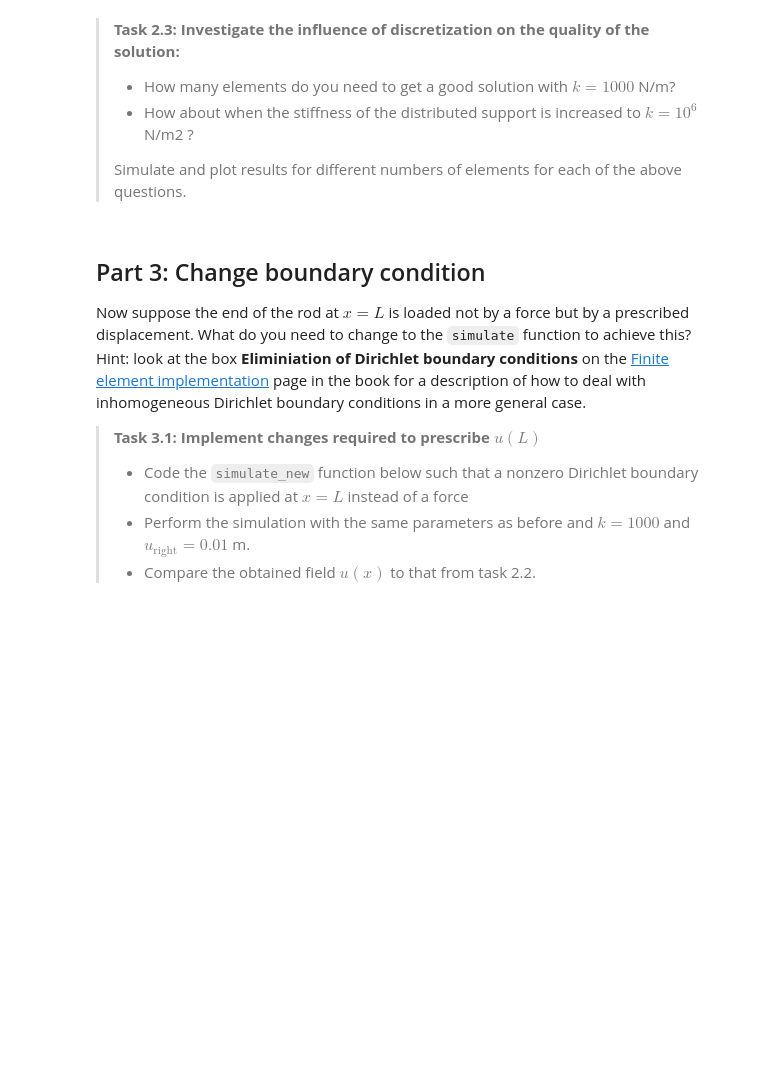
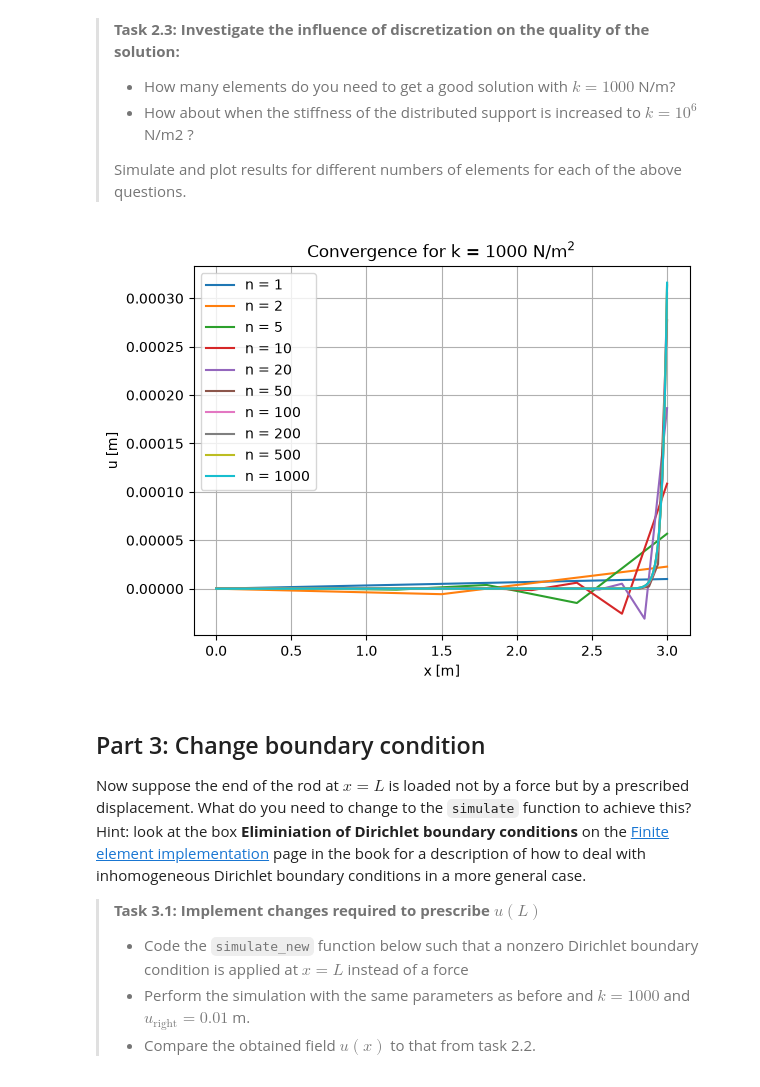
Before and after one commit to jjongejeugd/WS2.2, a Jupyter notebook: all_files_WS_2_2/WS_2_2.ipynb, the cells around one changed output. Saved outputs shown, nothing was run; the diff lists cells and outputs as text; code cells hidden in the pictures; blank space fills up the shorter version.

```diff
--- a/all_files_WS_2_2/WS_2_2.ipynb
+++ b/all_files_WS_2_2/WS_2_2.ipynb
@@ -78,7 +159,20 @@ import matplotlib.pyplot as plt
 >
 > Simulate and plot results for different numbers of elements for each of the above questions.
 # %%
-### YOUR_CODE_HERE ###
+element_counts = [1, 2, 5, 10, 20, 50, 100, 200, 500, 1000]
+
+plt.figure()
+for n_element in element_counts:
+    x, u = simulate(n_element, k=1000000)
+    plt.plot(x, u, label=f'n = {n_element}')
+
+plt.xlabel('x [m]')
+plt.ylabel('u [m]')
+plt.title('Convergence for k = 1000 N/m$^2$')
+plt.legend()
+plt.grid(True)
+# %% [output]
+[figure, added]
 # %% [markdown]
 ## Part 3: Change boundary condition
 
```
Also changed, not shown: parts of 6 cells of this notebook.
